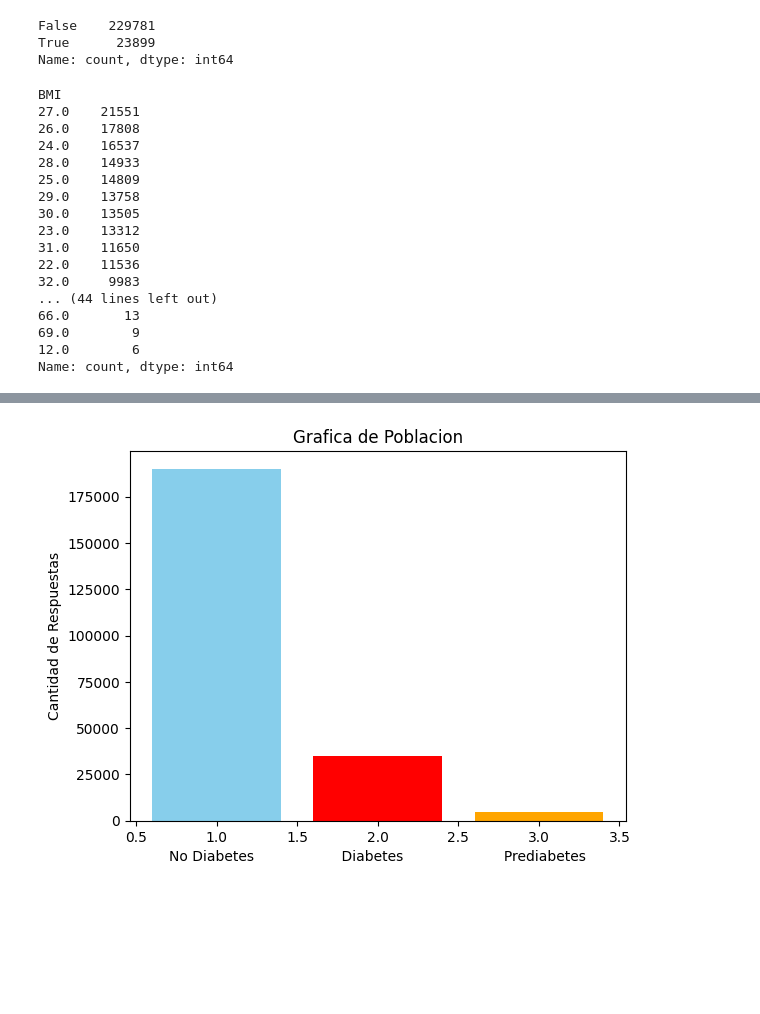
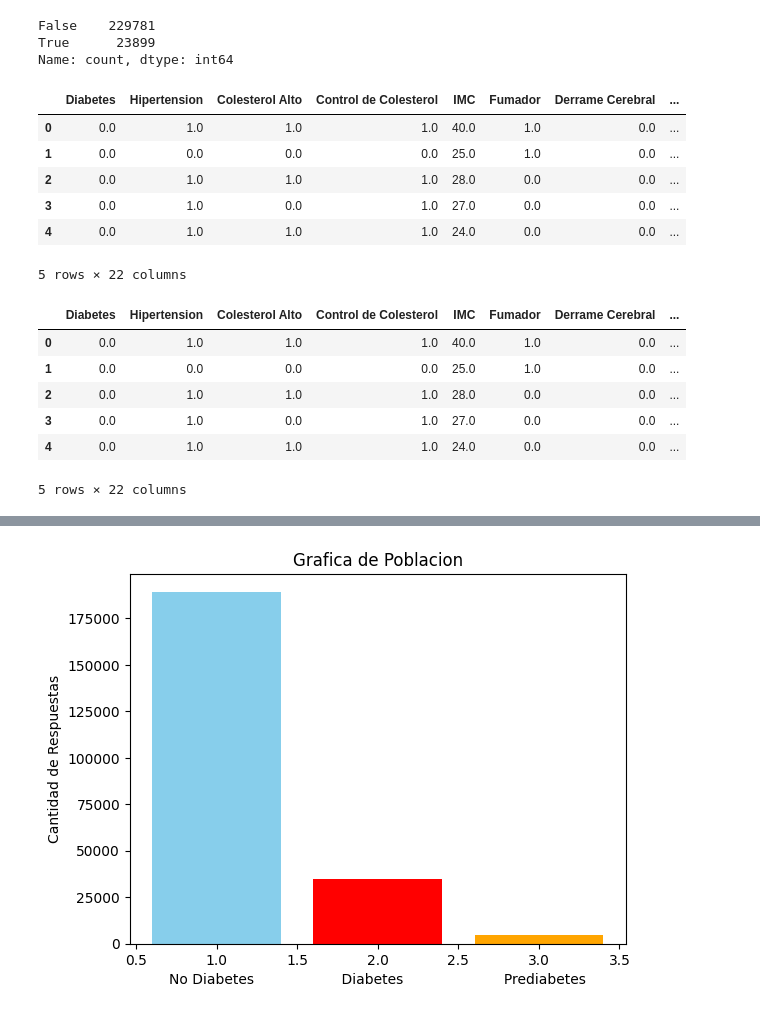
Before and after one commit to LISY125/PROYECTO-SIC---DIABETES-, a Jupyter notebook: Data.ipynb, the cells around one changed output, grey strips where cells are left out. Saved outputs shown, nothing was run; the diff lists cells and outputs as text; code cells hidden in the pictures; blank space fills up the shorter version.

```diff
--- a/Data.ipynb
+++ b/Data.ipynb
@@ -58,24 +58,23 @@ True      23899
 Name: count, dtype: int64
 # %%
 Data_completa.drop_duplicates(inplace=True)
+Data_completa.head()
+# %% [output]
+|  | Diabetes | Hipertension | Colesterol Alto | Control de Colesterol | IMC | Fumador | Derrame Cerebral | ... |
+| 0 | 0.0 | 1.0 | 1.0 | 1.0 | 40.0 | 1.0 | 0.0 | ... |
+| 1 | 0.0 | 0.0 | 0.0 | 0.0 | 25.0 | 1.0 | 0.0 | ... |
+| 2 | 0.0 | 1.0 | 1.0 | 1.0 | 28.0 | 0.0 | 0.0 | ... |
+| 3 | 0.0 | 1.0 | 0.0 | 1.0 | 27.0 | 0.0 | 0.0 | ... |
+| 4 | 0.0 | 1.0 | 1.0 | 1.0 | 24.0 | 0.0 | 0.0 | ... |
+5 rows × 22 columns
 # %%
-Data_real=Data_completa[Data_completa["BMI"]<70]
-Data_real
+Data_real=Data_completa[Data_completa["IMC"]<70]
+Data_real.head()
 # %% [output]
+|  | Diabetes | Hipertension | Colesterol Alto | Control de Colesterol | IMC | Fumador | Derrame Cerebral | ... |
+| 0 | 0.0 | 1.0 | 1.0 | 1.0 | 40.0 | 1.0 | 0.0 | ... |
+| 1 | 0.0 | 0.0 | 0.0 | 0.0 | 25.0 | 1.0 | 0.0 | ... |
+| 2 | 0.0 | 1.0 | 1.0 | 1.0 | 28.0 | 0.0 | 0.0 | ... |
+| 3 | 0.0 | 1.0 | 0.0 | 1.0 | 27.0 | 0.0 | 0.0 | ... |
+| 4 | 0.0 | 1.0 | 1.0 | 1.0 | 24.0 | 0.0 | 0.0 | ... |
-BMI
-27.0    21551
-26.0    17808
-24.0    16537
-28.0    14933
-25.0    14809
-29.0    13758
-30.0    13505
-23.0    13312
-31.0    11650
-22.0    11536
-32.0     9983
-... (44 lines left out)
-66.0       13
-69.0        9
-12.0        6
-Name: count, dtype: int64
+5 rows × 22 columns
```
Also changed, not shown: parts of 9 cells of this notebook.
